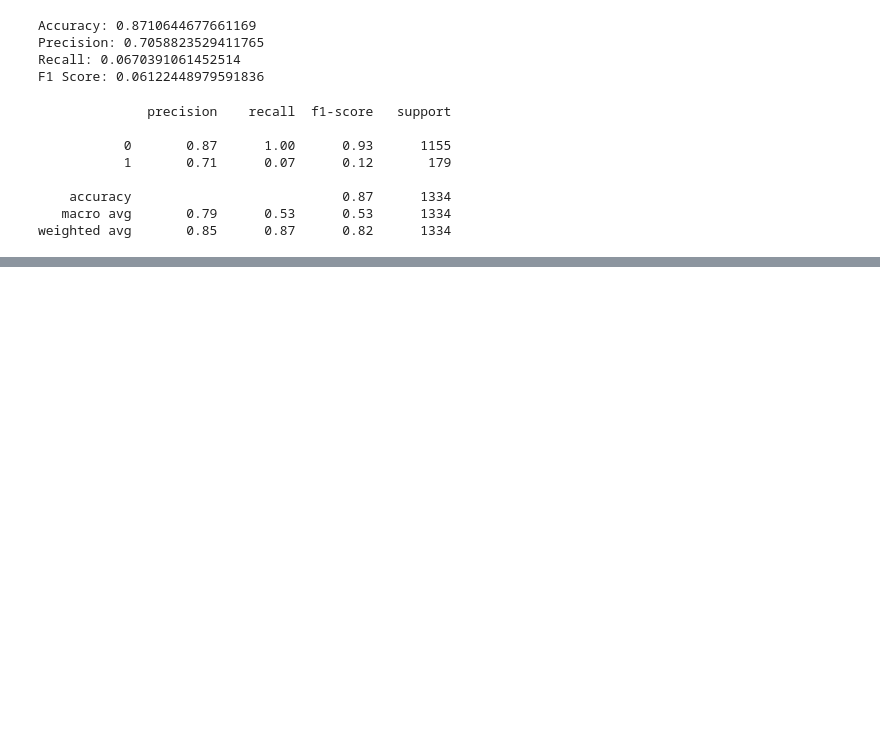
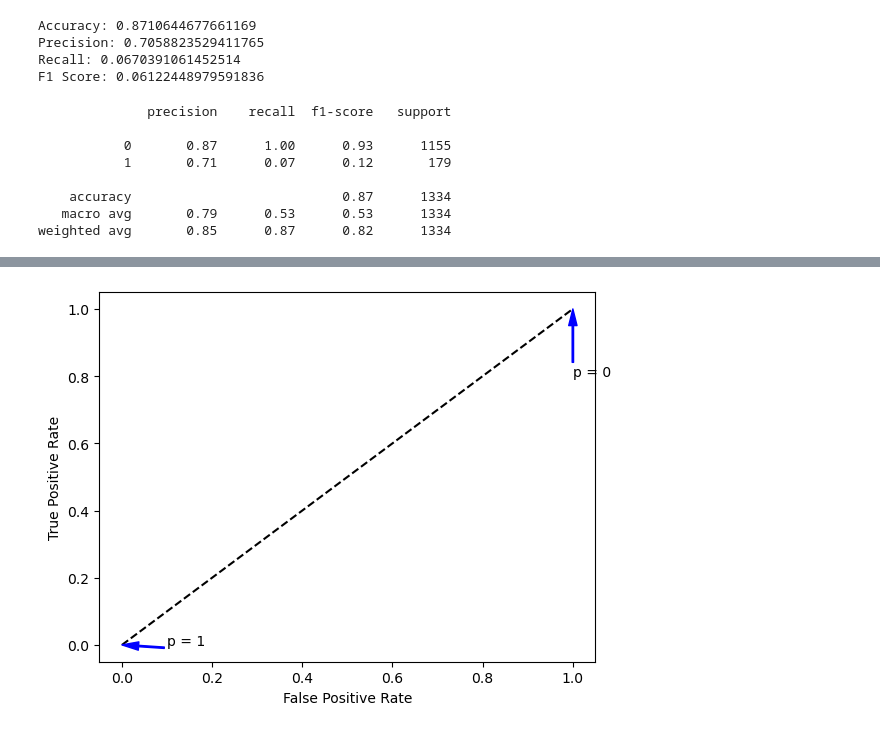
Before and after one commit to drksz/Learning-ML, a Jupyter notebook: sklearn-supervised-learning/sklearnFineTuning.ipynb, the cells around one changed output, grey strips where cells are left out. Cells and saved outputs as stored; diff of their text form; code cells hidden in the pictures; blank space fills up the shorter version.

```diff
--- a/sklearn-supervised-learning/sklearnFineTuning.ipynb
+++ b/sklearn-supervised-learning/sklearnFineTuning.ipynb
@@ -124,0 +182,15 @@ weighted avg       0.85      0.87      0.82      1334
+# %%
+x_axis = np.linspace(0.0, 1.0, 50)
+y_axis = x_axis
+
+fig, ax = plt.subplots()
+
+ax.plot(x_axis, y_axis, linestyle='--', color='black')
+ax.annotate('p = 0', xy=(1.0, 1.0), xytext=(1.0, 0.8), arrowprops={'color':'blue', 'width':1, 'headwidth':6})
+ax.annotate('p = 1', xy=(0.0, 0.0), xytext=(0.1, 0.0), arrowprops={'color':'blue', 'width':1, 'headwidth':6})
+
+plt.xlabel('False Positive Rate')
+plt.ylabel('True Positive Rate')
+plt.show()
+# %% [output]
+[figure, added]
```
Also changed, not shown: parts of 15 cells of this notebook.
